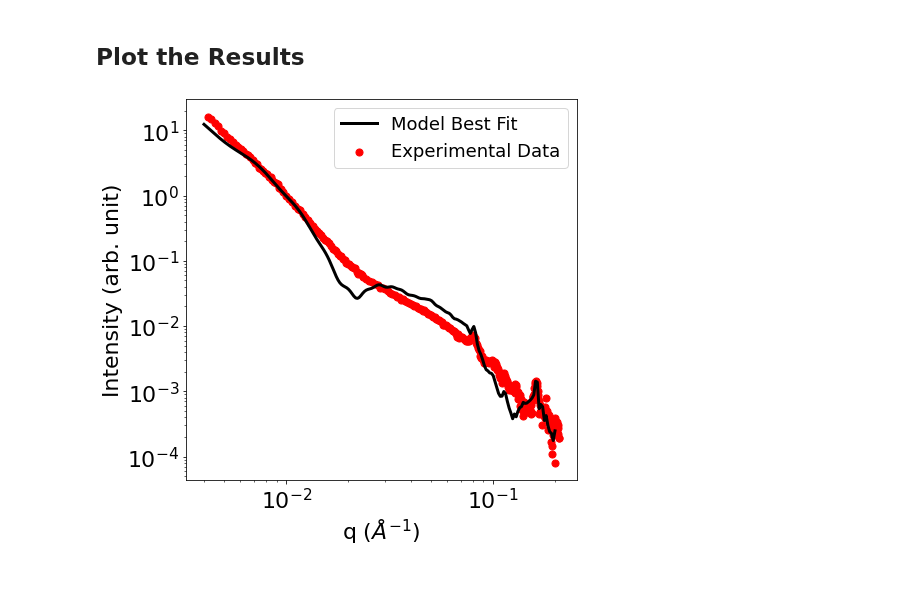
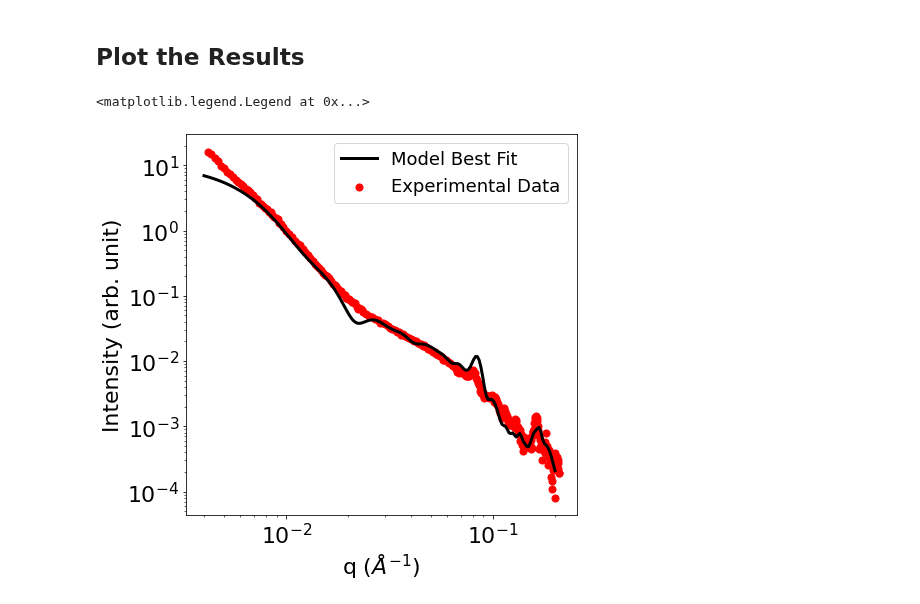
Before and after one commit to pozzo-research-group/MC-DFM, a Jupyter notebook: Notebooks/RhuA Sheets Fit Experimental Data.ipynb, the cells around one changed output. Drawn from its saved outputs; the diff is of its cells as text; code cells hidden in the pictures.

Commit message:
update new model

```diff
--- a/Notebooks/RhuA Sheets Fit Experimental Data.ipynb
+++ b/Notebooks/RhuA Sheets Fit Experimental Data.ipynb
@@ -321,8 +356,8 @@ plt.yscale('log')
 # %% [markdown]
 This line of code will run the optimization. The parameters of the optimization can be modified.
 # %%
-batch_size = 10
+batch_size = 20
 mutation_rate = 0.15
-iterations = 10
+iterations = 25
 best_solution, max_fitness_lst = run_optimization(exp_data, batch_size, mutation_rate, iterations)
 # %% [output]
@@ -363,7 +399,7 @@ Scale:  0.14700000000000002
 The scattering curve of the best sample is then re-simulated to compare it with the experimental data. It will be simulated 10 times to reduce the random errors in the simulation
 # %%
 #best_fit = objective_function(values[0], values[1], values[2], values[3], values[4], values[5], values[6])
-best_fit = objective_function_multiple(values[0], values[1], values[2], values[3], values[4], values[5], values[6])
+best_fit = objective_function_multiple(values[0], values[1], values[2], values[3], values[4], values[5], values[6], values[7])
 best_fit_mean = np.mean(best_fit[:,1:], axis=1)
 # %% [markdown]
 A second curve can also be simulated to compare it with the best sample.
@@ -382,21 +419,22 @@ simulated_data = np.mean(simulated_data[:,1:], axis=1)
 # %%
 I_q_RhuA = np.load('../Data/simulated_scattering/RhuA/ARhuA_Monomer.npy')[:,-1]
 
 plt.rcParams.update({'font.size': 22})
 fig, ax = plt.subplots(figsize=(7,7))
-
+q = np.geomspace(0.004, 0.2, 200)
 plt.scatter(exp_data[:,0], exp_data[:,1], s=50, label = 'Experimental Data', color = 'red')
 plt.plot(best_fit[:,0], best_fit_mean, color = 'k', linewidth=3, label = 'Model Best Fit')
-#plt.plot(best_fit[:,0], simulated_data, color='blue', linewidth=3, label = 'Model')
+#plt.plot(q, simulated_data, color='blue', linewidth=3, label = 'sim data')
 
 plt.ylabel('Intensity (arb. unit)')
 plt.xlabel('q ($\AA^{-1}$)')
 plt.xscale('log')
 plt.yscale('log')
 plt.legend(loc=1, fontsize=18)
 #plt.savefig('../Images/RhuA/Comparison_Sheets_Model.png', dpi=600, bbox_inches="tight")
 # %% [output]
+<matplotlib.legend.Legend at 0x...>
-[figure, old version]
+[figure, new version]
 # %%
 # best_fit_2 = np.hstack((best_fit[:,0].reshape(-1,1), best_fit_mean.reshape(-1,1)*0.9))
 # np.save('../Images/RhuA/Sheets_Best_fit.npy', best_fit_2)
```
Also changed, not shown: parts of 6 cells of this notebook.
